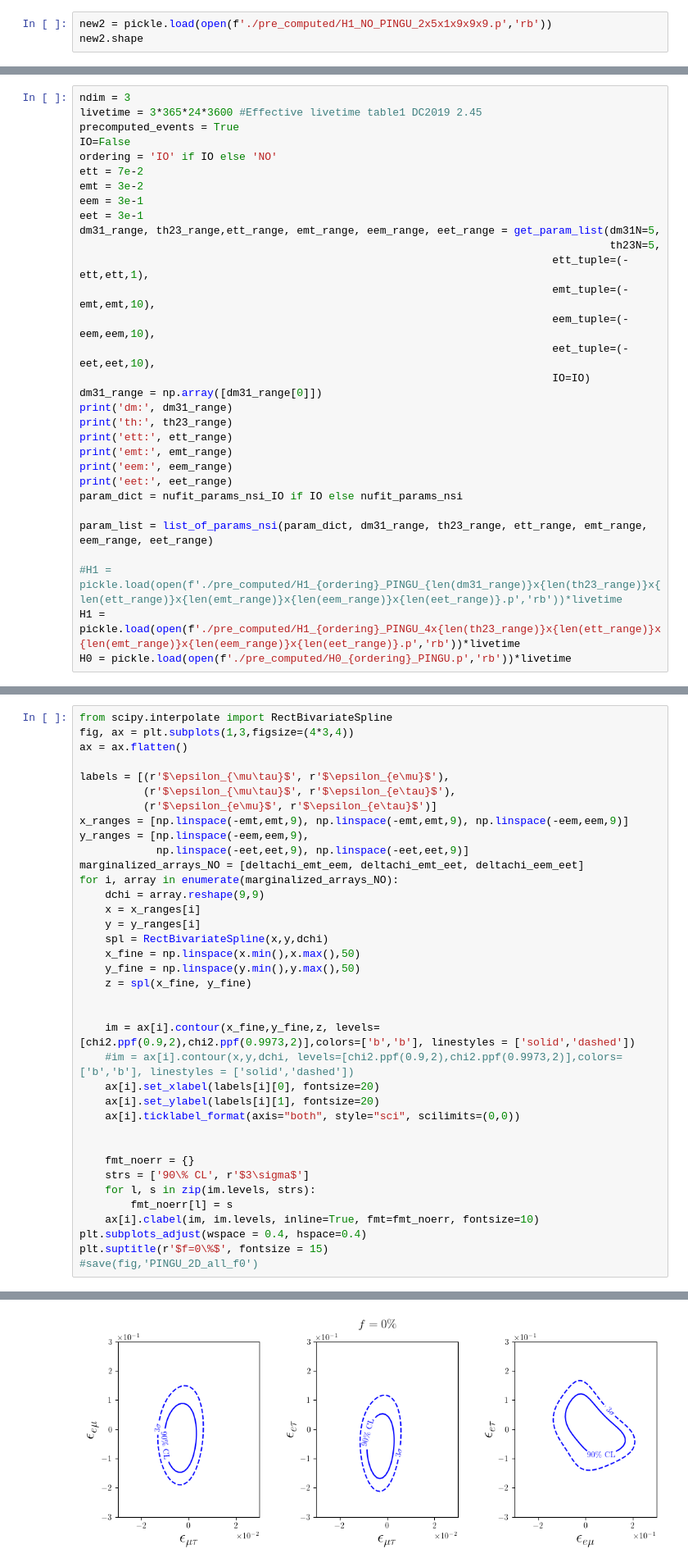
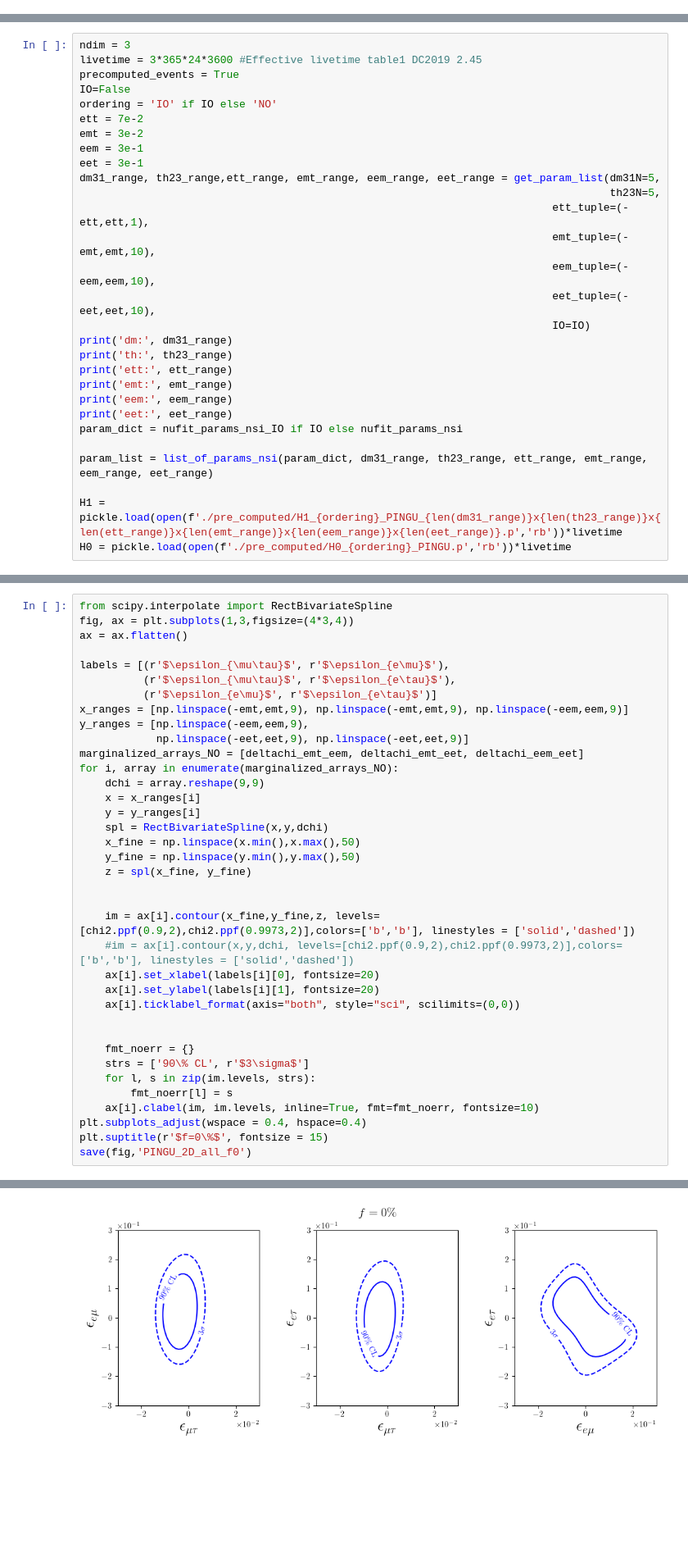
Before and after one commit to Sjoeborg/thesis, a Jupyter notebook: notebooks/PINGU/analysis.ipynb, the cells around one changed output, grey strips where cells are left out. Shown at 82% size. Drawn from its saved outputs; the diff is of its cells as text; blank space fills up the shorter version.

```diff
--- a/notebooks/PINGU/analysis.ipynb
+++ b/notebooks/PINGU/analysis.ipynb
@@ -31,6 +31,3 @@ cascade = pickle.load(open(f'./pre_computed/H1_NO_PINGU_0_{name}.p','rb'))
 new = np.concatenate((cascade,track), axis=1)
 new_name = f'H1_NO_PINGU_1_{name}.p'.replace('_1_','_')
 pickle.dump(new,open(f'./pre_computed/{new_name}','wb'))
-# %%
-new2 = pickle.load(open(f'./pre_computed/H1_NO_PINGU_2x5x1x9x9x9.p','rb'))
-new2.shape
@@ -76,7 +57,6 @@ dm31_range, th23_range,ett_range, emt_range, eem_range, eet_range = get_param_li
                                                                           eem_tuple=(-eem,eem,10),
                                                                           eet_tuple=(-eet,eet,10),
                                                                           IO=IO)
-dm31_range = np.array([dm31_range[0]])
 print('dm:', dm31_range)
 print('th:', th23_range)
 print('ett:', ett_range)
@@ -87,7 +67,6 @@ param_dict = nufit_params_nsi_IO if IO else nufit_params_nsi
 
 param_list = list_of_params_nsi(param_dict, dm31_range, th23_range, ett_range, emt_range, eem_range, eet_range)
 
-#H1 = pickle.load(open(f'./pre_computed/H1_{ordering}_PINGU_{len(dm31_range)}x{len(th23_range)}x{len(ett_range)}x{len(emt_range)}x{len(eem_range)}x{len(eet_range)}.p','rb'))*livetime
-H1 = pickle.load(open(f'./pre_computed/H1_{ordering}_PINGU_4x{len(th23_range)}x{len(ett_range)}x{len(emt_range)}x{len(eem_range)}x{len(eet_range)}.p','rb'))*livetime
+H1 = pickle.load(open(f'./pre_computed/H1_{ordering}_PINGU_{len(dm31_range)}x{len(th23_range)}x{len(ett_range)}x{len(emt_range)}x{len(eem_range)}x{len(eet_range)}.p','rb'))*livetime
 H0 = pickle.load(open(f'./pre_computed/H0_{ordering}_PINGU.p','rb'))*livetime
 # %% [output]
@@ -161,5 +140,5 @@ for i, array in enumerate(marginalized_arrays_NO):
     ax[i].clabel(im, im.levels, inline=True, fmt=fmt_noerr, fontsize=10)
 plt.subplots_adjust(wspace = 0.4, hspace=0.4)
 plt.suptitle(r'$f=0\%$', fontsize = 15)
-#save(fig,'PINGU_2D_all_f0')
+save(fig,'PINGU_2D_all_f0')
 # %% [output]
@@ -167 +145 @@ Text(0.5, 0.98, '$f=0\\%$')
-[figure, old version]
+[figure, new version]
```
Also changed, not shown: parts of 8 cells of this notebook, 11 other files.
